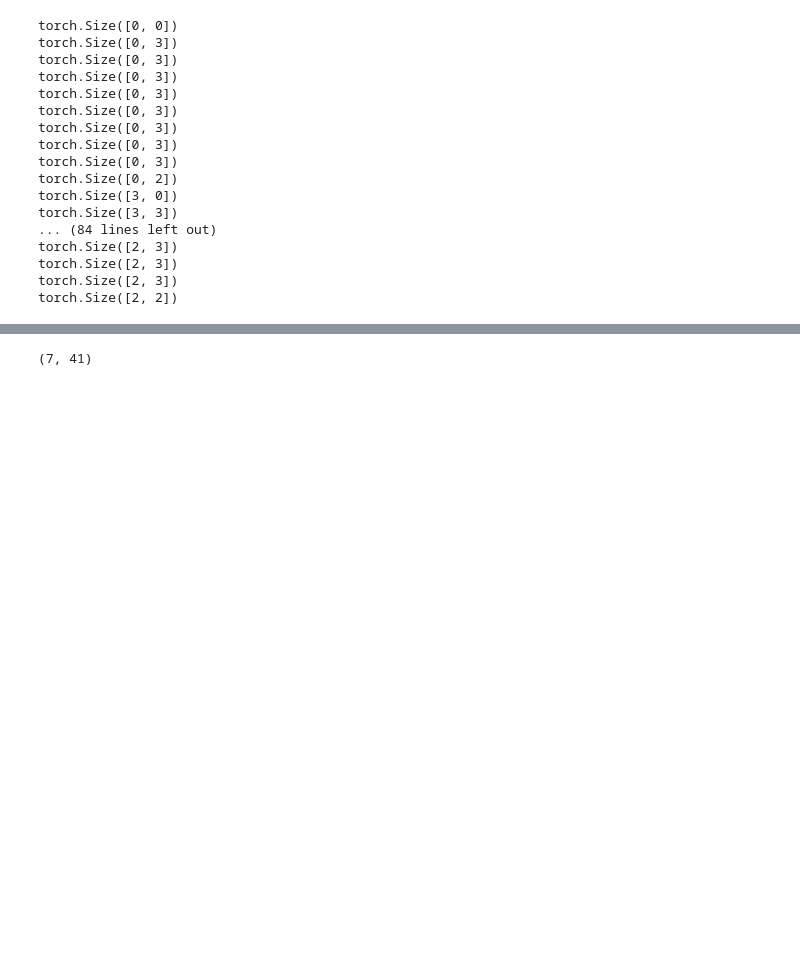
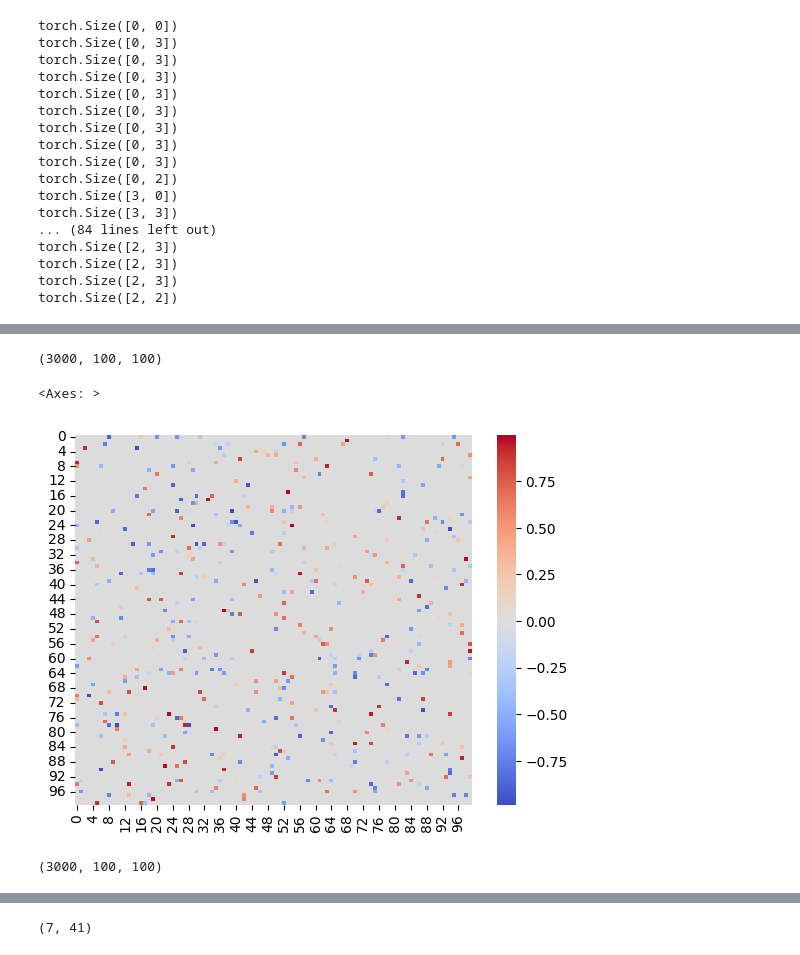
Before and after one commit to hhsherlock/self_organized_criticality, a Jupyter notebook: analysis.ipynb, the cells around one changed output, grey strips where cells are left out. Cells and saved outputs as stored; diff of their text form; code cells hidden in the pictures; blank space fills up the shorter version.

```diff
--- a/analysis.ipynb
+++ b/analysis.ipynb
@@ -78,6 +70,3 @@ tensor(-0.0181)
-# %%
-with open("/Users/compneuro1/Documents/projects/SOC/static_N100.pkl", 'rb') as f:
-    N100 = pickle.load(f)
 # %%
-with open("/Users/compneuro1/Documents/projects/SOC/K_list.pkl", 'rb') as f:
-    test = pickle.load(f)
+with open("/Users/compneuro1/Documents/projects/SOC/K1.pkl", 'rb') as f:
+    K1_all = pickle.load(f)
@@ -90,0 +88,16 @@ dict_keys(['ave_Ks', 'ave_As'])
+# %%
+weights.shape
+# %% [output]
+(3000, 100, 100)
+# %%
+sns.heatmap(
+        K1_all['weight'][-1],
+        cmap="coolwarm",
+        center=0,
+        # vmin=-0.15,
+        # vmin=-0.2,
+        # vmax=1.0
+    )
+# %% [output]
+<Axes: >
+[figure, added]
@@ -90,0 +108,4 @@ dict_keys(['ave_Ks', 'ave_As'])
+# %%
+new_weights.shape
+# %% [output]
+(3000, 100, 100)
```
Also changed, not shown: parts of 42 cells of this notebook, 27 other files.
